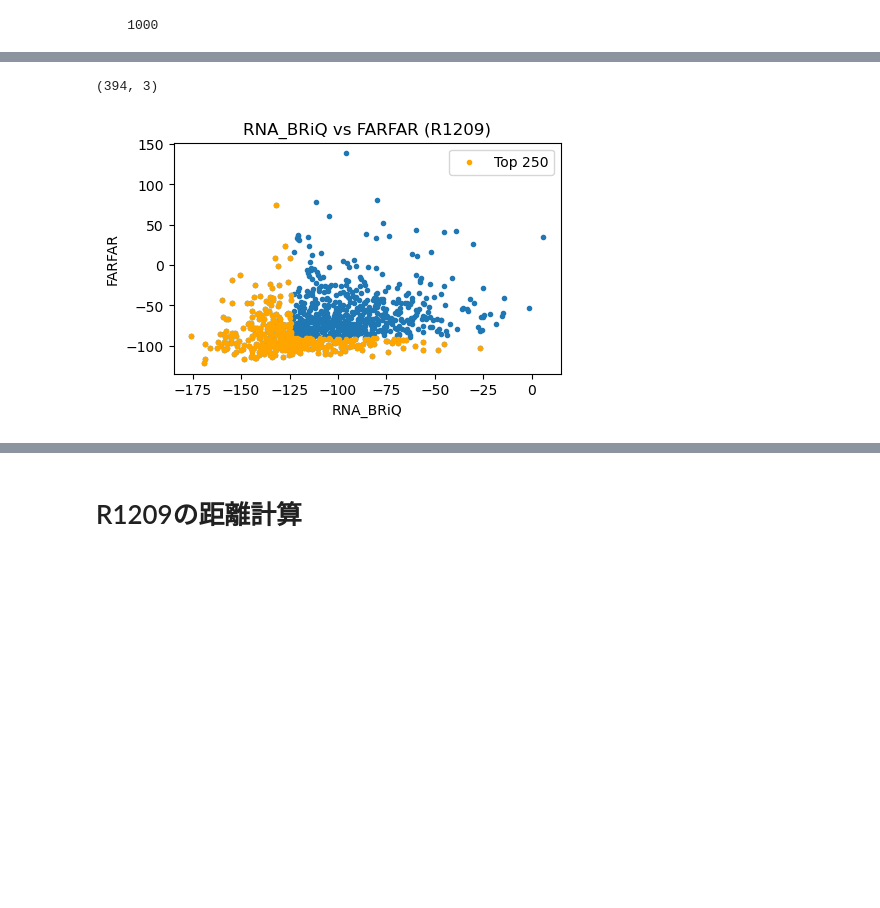
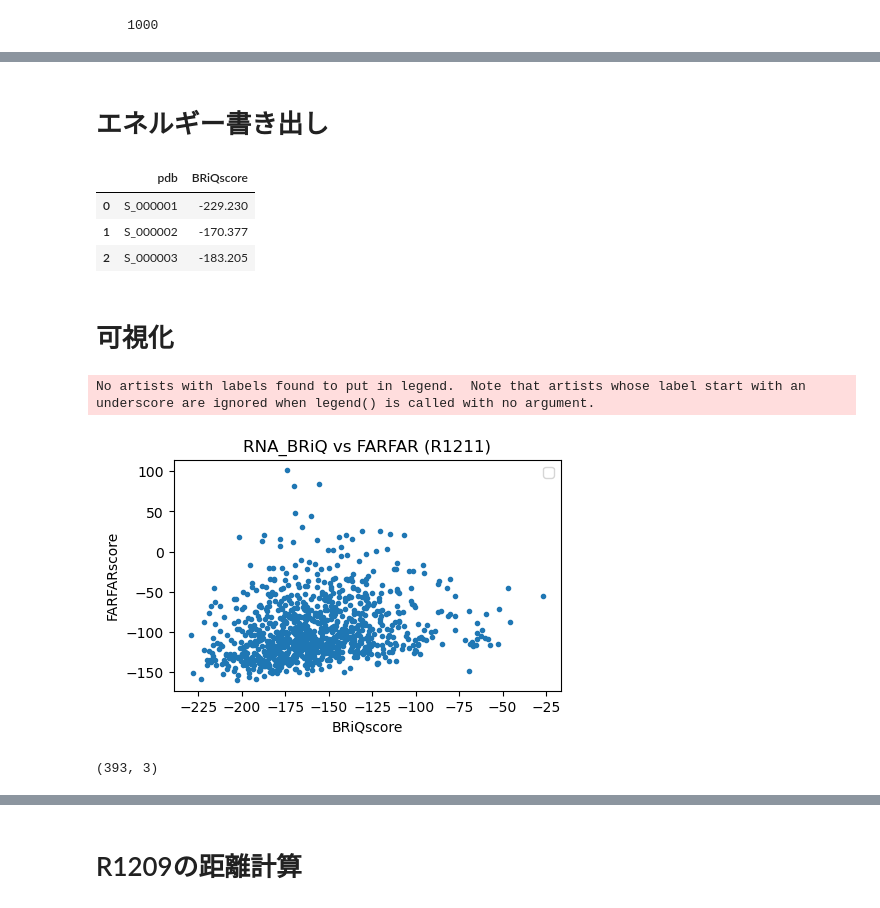
Before and after one commit to Shunsuke-1994/casp16, a Jupyter notebook: notebooks/R1211.ipynb, the cells around one changed output, grey strips where cells are left out. Drawn from its saved outputs; the diff is of its cells as text; code cells hidden in the pictures; blank space fills up the shorter version.

```diff
--- a/notebooks/R1211.ipynb
+++ b/notebooks/R1211.ipynb
@@ -63,0 +50,24 @@ with Pool(7) as pool:
+# %% [markdown]
+# エネルギー書き出し
+# %%
+out_files = !ls {pdb_dir}/*briq.out
+
+pdb_energy = {}
+for out in out_files:
+    with open(out) as fh:
+        lines = fh.readlines()
+    energies = float(lines[-1].strip().replace("Energy: ", ""))
+    basename = out.split("/")[-1].replace(".briq.out", "")
+    pdb_energy[basename] = energies
+
+
+pdb_energy["S_000001"]
+
+import pandas as pd
+df_briq = pd.DataFrame(pdb_energy.items(), columns=["pdb", "BRiQscore"])
+df_briq.head(3)
+# %% [output]
+|  | pdb | BRiQscore |
+| 0 | S_000001 | -229.230 |
+| 1 | S_000002 | -170.377 |
+| 2 | S_000003 | -183.205 |
@@ -64,33 +82,30 @@ with Pool(7) as pool:
+# %% [markdown]
+# 可視化
 # %%
 import pandas as pd
 import os
 import matplotlib.pyplot as plt
 
-df_briq = pd.read_table(os.path.join(pdb_dir, "energies_RNABRiQ.txt"), sep=" ")
-df_briq["pdb"] = df_briq["pdb"].apply(lambda x: x.split("/")[-1].replace(".pdb", ""))
-df_briq.columns = ["pdb", "RNA_BRiQ"]
-df_farfar = pd.read_csv(os.path.join(pdb_dir, "R1209_FARFAR2_scores.csv"))
-df_farfar = df_farfar[["description", "score"]]
-df_farfar.columns = ["pdb", "FARFAR"]
+df_scores = pd.read_csv(f"{pdb_dir}/R1211_scores.csv")
 
-df = pd.merge(df_briq, df_farfar, on="pdb")
 
-# take top100 from both scores
+
 n_take = 250
-df_briq_top = df.sort_values("RNA_BRiQ", ascending=True).head(n_take)
-df_farfar_top = df.sort_values("FARFAR", ascending=True).head(n_take)
+df_briq_top = df_scores.sort_values("BRiQscore", ascending=True).head(n_take)
+df_farfar_top = df_scores.sort_values("FARFARscore", ascending=True).head(n_take)
 df_both_top = pd.concat([df_briq_top, df_farfar_top]).drop_duplicates()
 
 
 plt.figure(figsize=(5,3))
-plt.scatter(df["RNA_BRiQ"], df["FARFAR"], marker=".")
-plt.scatter(df_both_top["RNA_BRiQ"], df_both_top["FARFAR"], marker=".", color="orange", label=f"Top {n_take}")
+plt.scatter(df_scores["BRiQscore"], df_scores["FARFARscore"], marker=".")
+# plt.scatter(df_both_top["BRiQscore"], df_both_top["FARFARscore"], marker=".", color="orange", label=f"Top {n_take}")
 plt.legend()
-plt.xlabel("RNA_BRiQ")
-plt.ylabel("FARFAR")
-plt.title("RNA_BRiQ vs FARFAR (R1209)")
-
+plt.xlabel("BRiQscore")
+plt.ylabel("FARFARscore")
+plt.title("RNA_BRiQ vs FARFAR (R1211)")
+plt.show()
 print(df_both_top.shape)
 # %% [output]
-(394, 3)
+No artists with labels found to put in legend.  Note that artists whose label start with an underscore are ignored when legend() is called with no argument.
-[figure, old version]
+[figure, new version]
+(393, 3)
```
Also changed, not shown: parts of 38 cells of this notebook, 1 other file.
